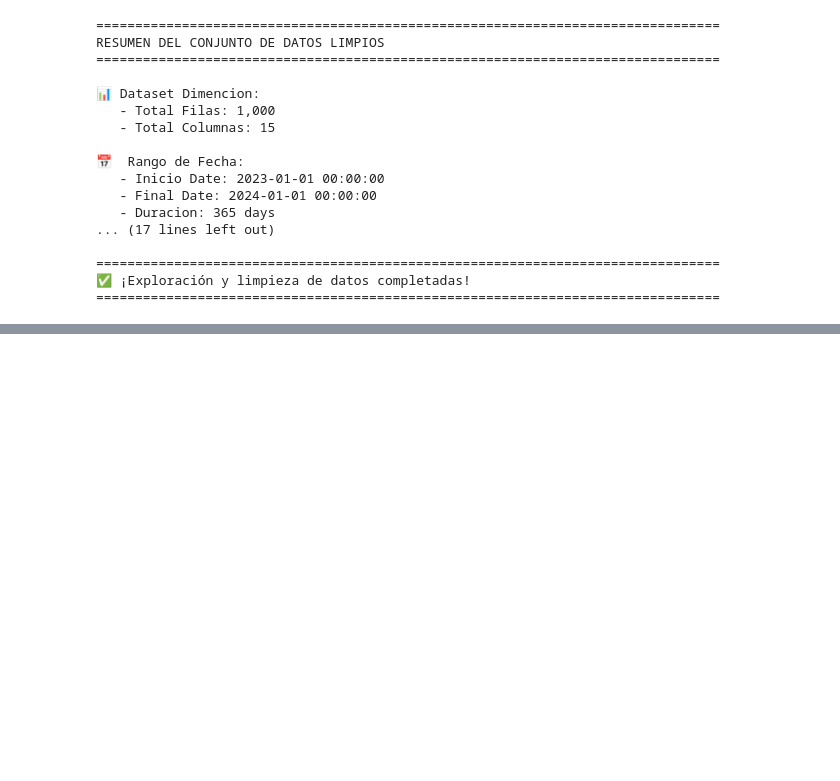
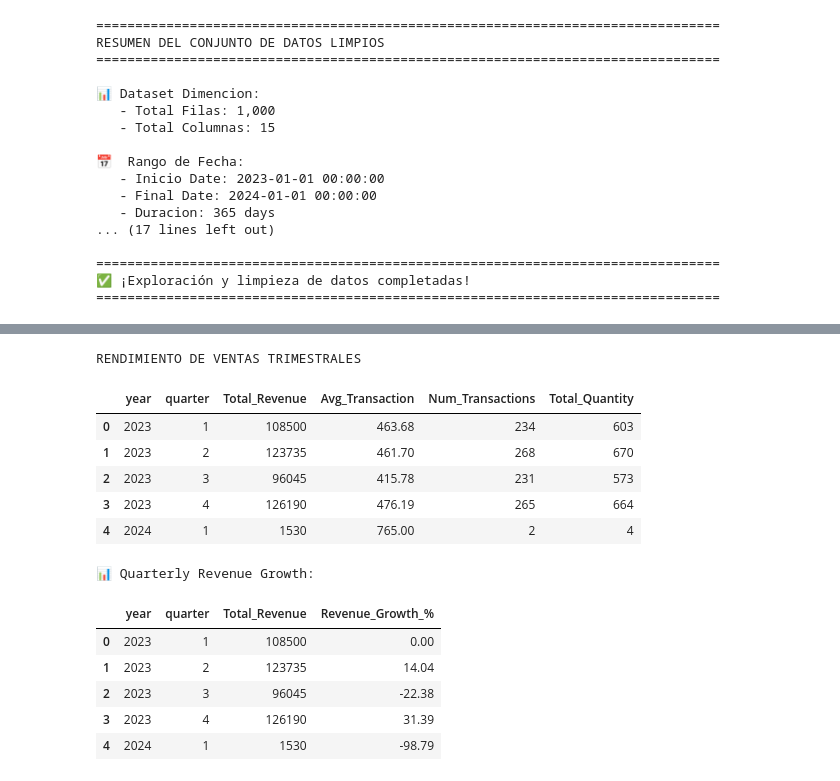
Before and after one commit to Kuoz2/An-lisis_y_Predicci-n, a Jupyter notebook: FinalExamen.ipynb, the cells around one changed output, grey strips where cells are left out. Cells and saved outputs as stored; diff of their text form; code cells hidden in the pictures; blank space fills up the shorter version.

```diff
--- a/FinalExamen.ipynb
+++ b/FinalExamen.ipynb
@@ -278,0 +413,33 @@ categoria_ingreso['Market_Share_%']= (categoria_ingreso['Total_Revenue'] / categ
+# %%
+ventas_trimestra = dk_clean.groupby(['year', 'quarter']).agg({
+    'total_amount': ['sum', 'mean'],
+    'transaction_id': 'count',
+    'quantity': 'sum'
+}).round(2)
+
+ventas_trimestra.columns = ['Total_Revenue', 'Avg_Transaction', 'Num_Transactions', 'Total_Quantity']
+ventas_trimestra = ventas_trimestra.reset_index()
+print("RENDIMIENTO DE VENTAS TRIMESTRALES")
+display(ventas_trimestra)
+
+# Aquí está la corrección: agregamos los paréntesis y el .fillna(0) al final
+ventas_trimestra['Revenue_Growth_%'] = (ventas_trimestra['Total_Revenue'].pct_change() * 100).fillna(0)
+ventas_trimestra['Revenue_Growth_%'] = ventas_trimestra['Revenue_Growth_%'].round(2)
+
+print("\n📊 Quarterly Revenue Growth:")
+display(ventas_trimestra[['year', 'quarter', 'Total_Revenue', 'Revenue_Growth_%']])
+# %% [output]
+RENDIMIENTO DE VENTAS TRIMESTRALES
+|  | year | quarter | Total_Revenue | Avg_Transaction | Num_Transactions | Total_Quantity |
+| 0 | 2023 | 1 | 108500 | 463.68 | 234 | 603 |
+| 1 | 2023 | 2 | 123735 | 461.70 | 268 | 670 |
+| 2 | 2023 | 3 | 96045 | 415.78 | 231 | 573 |
+| 3 | 2023 | 4 | 126190 | 476.19 | 265 | 664 |
+| 4 | 2024 | 1 | 1530 | 765.00 | 2 | 4 |
+📊 Quarterly Revenue Growth:
+|  | year | quarter | Total_Revenue | Revenue_Growth_% |
+| 0 | 2023 | 1 | 108500 | 0.00 |
+| 1 | 2023 | 2 | 123735 | 14.04 |
+| 2 | 2023 | 3 | 96045 | -22.38 |
+| 3 | 2023 | 4 | 126190 | 31.39 |
+| 4 | 2024 | 1 | 1530 | -98.79 |
```
Also changed, not shown: parts of 5 cells of this notebook.
